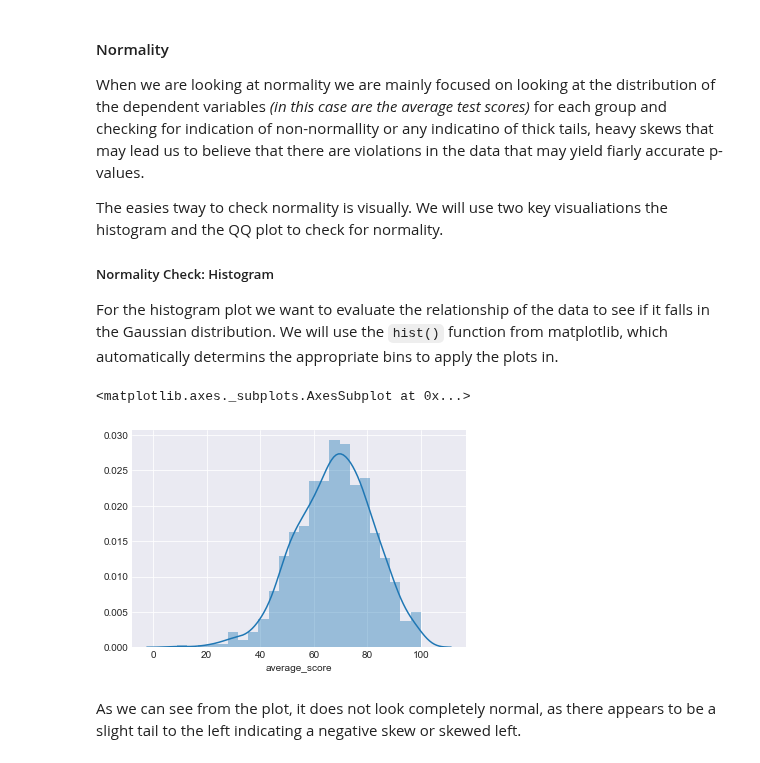
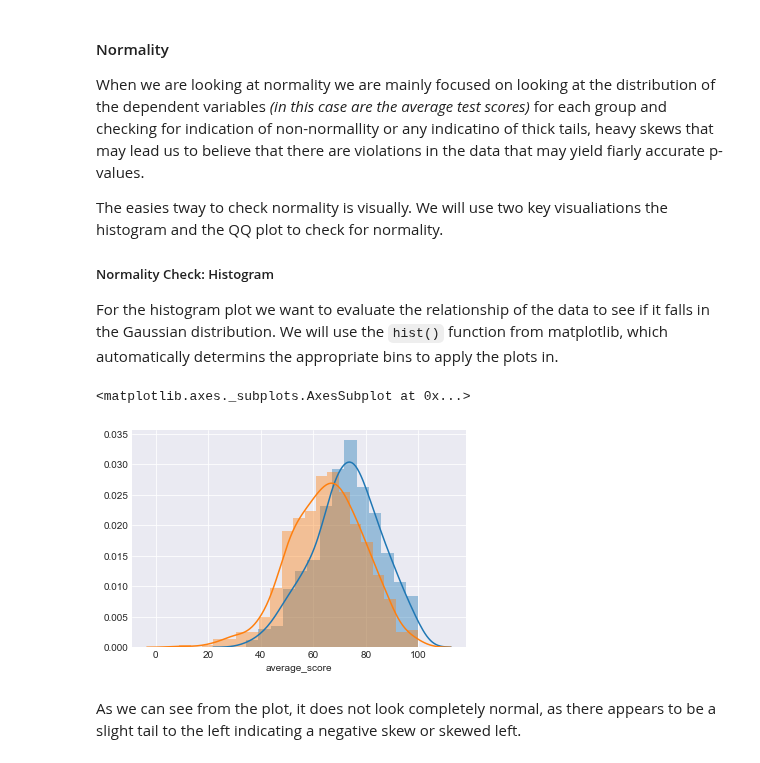
Before and after one commit to naivelogic/Machine_Learning_Notebooks, a Jupyter notebook: Data_Science/(dev) Students Performance in Exams.ipynb, the cells around one changed output. Saved outputs shown, nothing was run; the diff lists cells and outputs as text; code cells hidden in the pictures.

```diff
--- a/Data_Science/(dev) Students Performance in Exams.ipynb
+++ b/Data_Science/(dev) Students Performance in Exams.ipynb
@@ -108,11 +116,12 @@ The easies tway to check normality is visually. We will use two key visualiation
 
 ##### Normality Check: Histogram
 For the histogram plot we want to evaluate the relationship of the data  to see if it falls in the Gaussian distribution. We will use the `hist()` function from matplotlib, which automatically determins the appropriate bins to apply the plots in.
-# %%
-sns.distplot(education.average_score)
-# %% [output]
-<matplotlib.axes._subplots.AxesSubplot at 0x...>
-[figure, removed]
+# %%
+sns.distplot(prepared_)
+sns.distplot(not_prepared_)
+# %% [output]
+<matplotlib.axes._subplots.AxesSubplot at 0x...>
+[figure, added]
 # %% [markdown]
 As we can see from the plot, it does not look completely normal, as there appears to be a slight tail to the left indicating a negative skew or skewed left.
 # %% [markdown]
```
Also changed, not shown: parts of 35 cells of this notebook.
